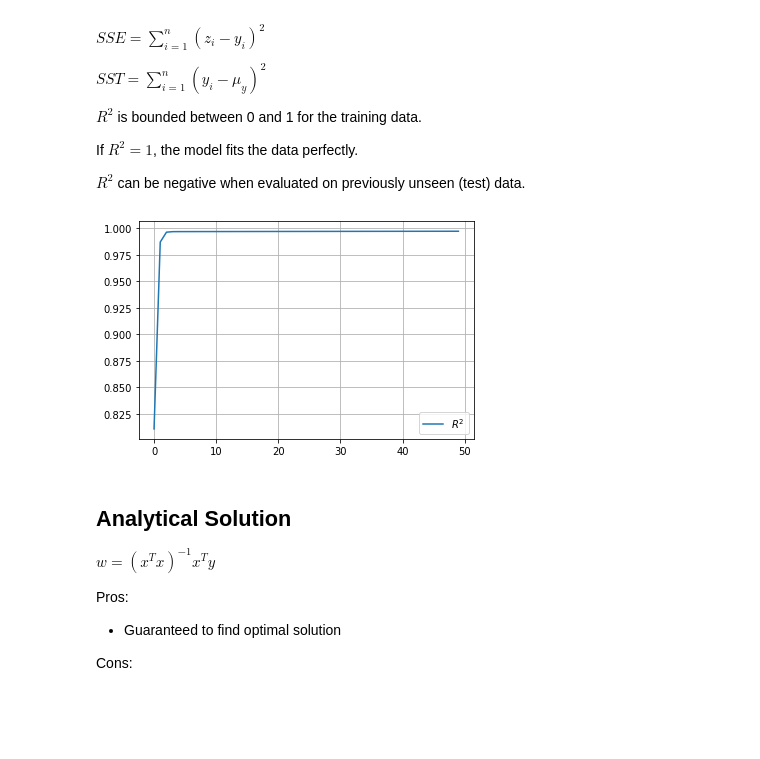
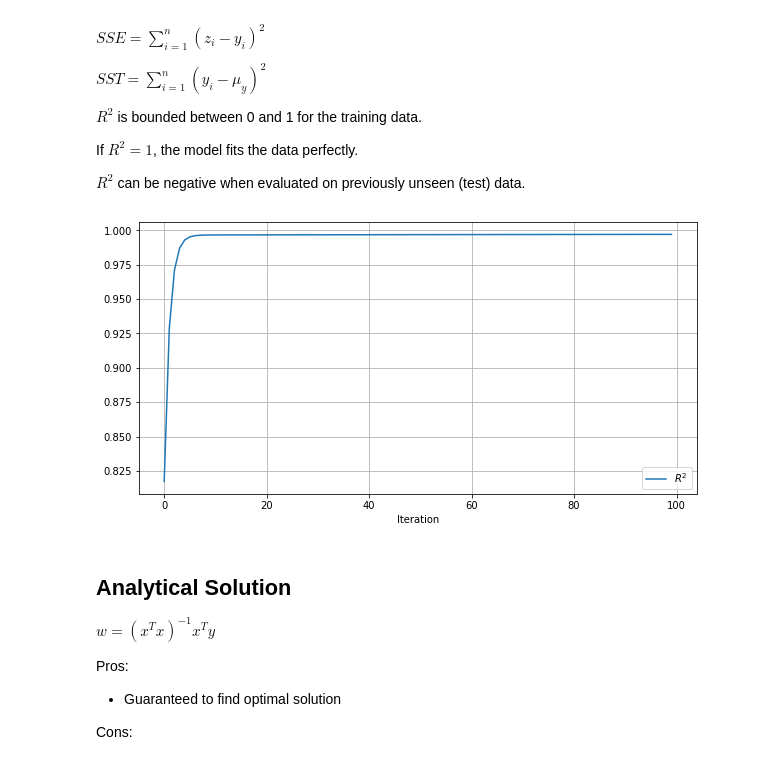
Before and after one commit to vinayshanbhag/math, a Jupyter notebook: Univariate_Linear_Regression.ipynb, the cells around one changed output. Cells and saved outputs as stored; diff of their text form; code cells hidden in the pictures; blank space fills up the shorter version.

```diff
--- a/Univariate_Linear_Regression.ipynb
+++ b/Univariate_Linear_Regression.ipynb
@@ -8,6 +8,7 @@ The goal of univariate linear regression is to model the relationship between a
 import numpy as np
 import matplotlib.pyplot as plt
 %matplotlib inline
+figsize=(10,5)
 # %%
 x = np.linspace(1,10,20)
 m = np.random.uniform(0.2,0.25, len(x))
@@ -256,11 +352,13 @@ If $R^2=1$, the model fits the data perfectly.
 $R^2$ can be negative when evaluated on previously unseen (test) data.
 # %%
 rsq = 1- hist["mse"]/ np.sum((y-y.mean())**2)
-plt.plot(rsq[:50], label=r"$R^2$");
+plt.figure(figsize=figsize)
+plt.plot(rsq[:100], label=r"$R^2$");
+plt.xlabel("Iteration")
 plt.grid()
 plt.legend();
 # %% [output]
-[figure, old version]
+[figure, new version]
 # %% [markdown]
 ## Analytical Solution
 
```
Also changed, not shown: parts of 13 cells of this notebook.
